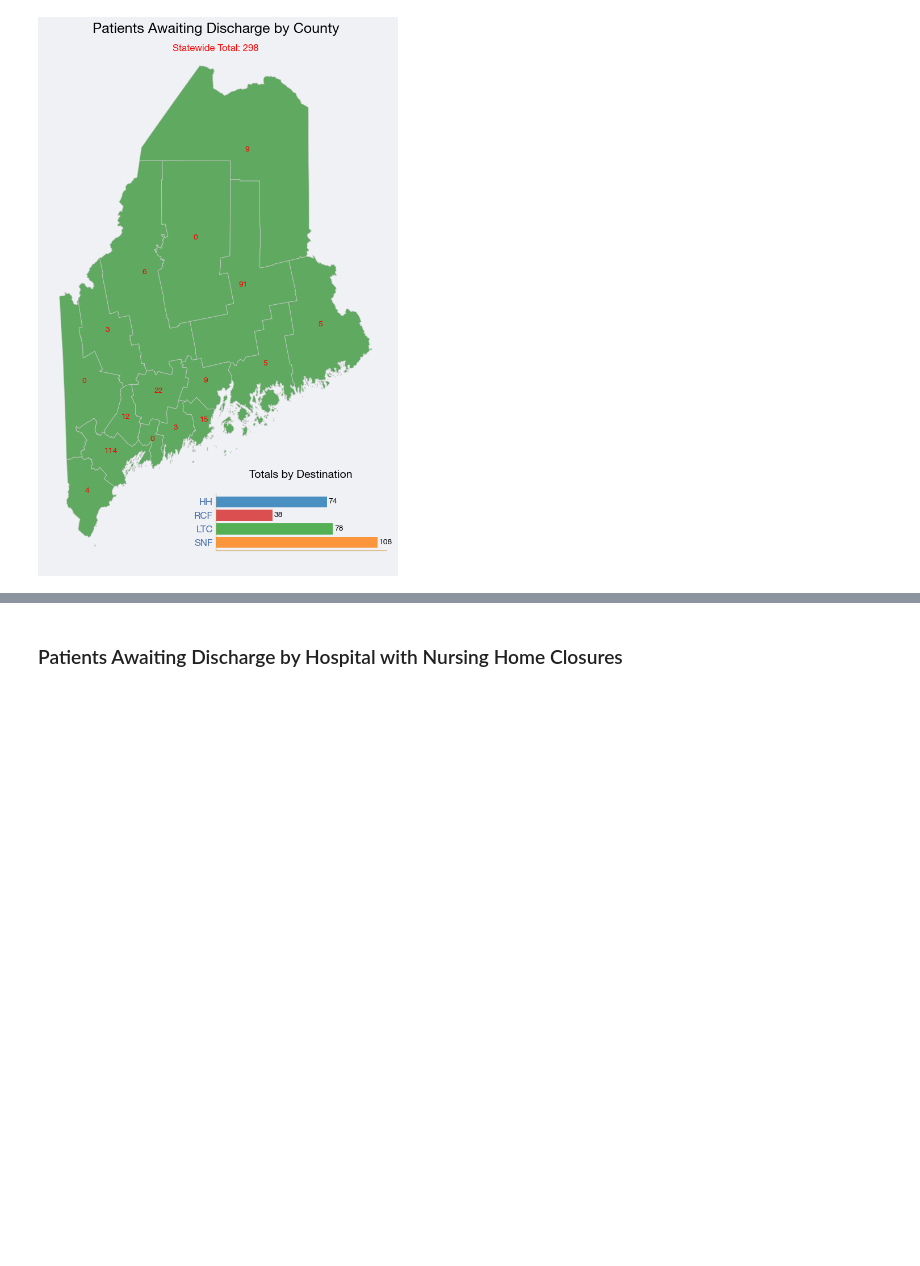
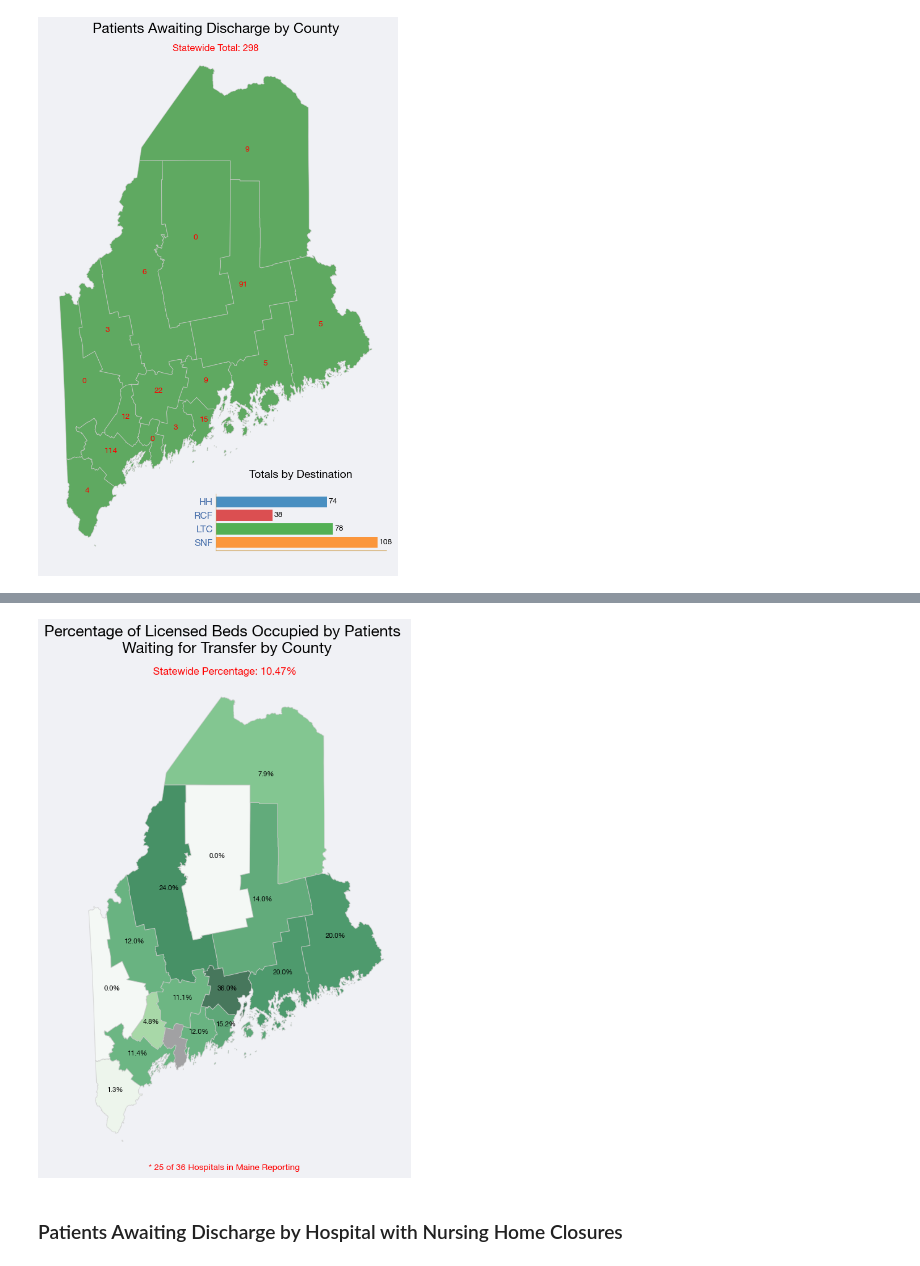
Before and after one commit to nfarrell011/patient-throughput, a Jupyter notebook: analyses/maps_geopandas.ipynb, the cells around one changed output, grey strips where cells are left out. Saved outputs shown, nothing was run; the diff lists cells and outputs as text; code cells hidden in the pictures; blank space fills up the shorter version.

```diff
--- a/analyses/maps_geopandas.ipynb
+++ b/analyses/maps_geopandas.ipynb
@@ -887,3 +1027,57 @@ generate_grouped_pad_map(grouped_by_county_df, maine_counties, "county", False,
+# %%
+# Get the grand total
+statewide_percent = grouped_df_licensed_totals["total"].sum() / grouped_df_licensed_totals["licensed_total"].sum() * 100
+
+# Convert grouping_col to string; regions are currently ints
+maine_counties["county"] = maine_counties["county"].astype(str)
+grouped_df_licensed_totals.index = grouped_df_licensed_totals.index.astype(str)
+
+# Merge grouped_df and GIS df
+map_data = maine_counties.merge(grouped_df_licensed_totals, on = "county", how = "left")
+map_data["log_transform"] = map_data["percent_occupied"].map(
+                            lambda x: np.log(x) if x > 0 else (np.nan if np.isnan(x) else 0)
+                                                            )
+
+# Genreate Choropleth
+fig, ax = plt.subplots(1, 1, figsize=(15, 10))
+fig.suptitle("Percentage of Licensed Beds Occupied by Patients \n Waiting for Transfer by County", weight = "bold", fontsize = 18)
+map_data.plot(column="log_transform", cmap = "Greens", linewidth = 0.8, ax = ax, edgecolor = "0.8", legend = False, alpha = 0.7, missing_kwds = {"color": "grey", "label": "No Hospitals"})
+
+
+for idx, row in map_data.iterrows():
+    if not pd.isna(row['percent_occupied']):
+
+        # Get the center of the county
+        centroid = row['geometry'].centroid
+        x, y = centroid.x, centroid.y
+        ax.text(
+            x, y,
+            f"{row['percent_occupied']:.1f}%",
+            ha="center", fontsize=8, color="black", weight="bold"
+        )
+
+    # Add the grand total to the bottom
+fig.text(
+            0.5, 0.90,
+            f"Statewide Percentage: {statewide_percent:.2f}%",
+            ha = "center",
+            fontsize = 12,
+            color="red",
+            weight="bold"
+        )
+
+fig.text(
+            0.5, 0.10,
+            f"* 25 of 36 Hospitals in Maine Reporting",
+            ha = "center",
+            fontsize = 10,
+            color="red",
+            weight="bold",
+            style = "italic"
+        )
+plt.axis("off");
+# %% [output]
+[figure, added]
 # %% [markdown]
 ### Patients Awaiting Discharge by Hospital with Nursing Home Closures
 # %%
```
Also changed, not shown: parts of 25 cells of this notebook, 7 other files.
